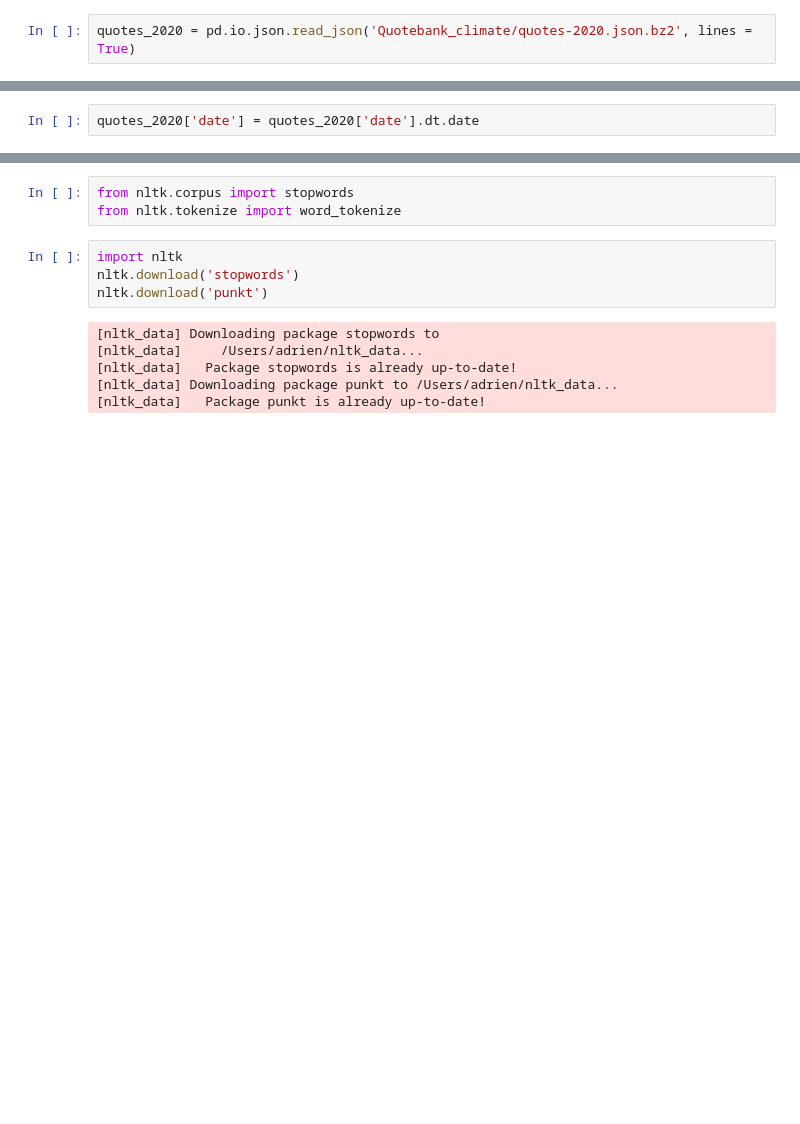
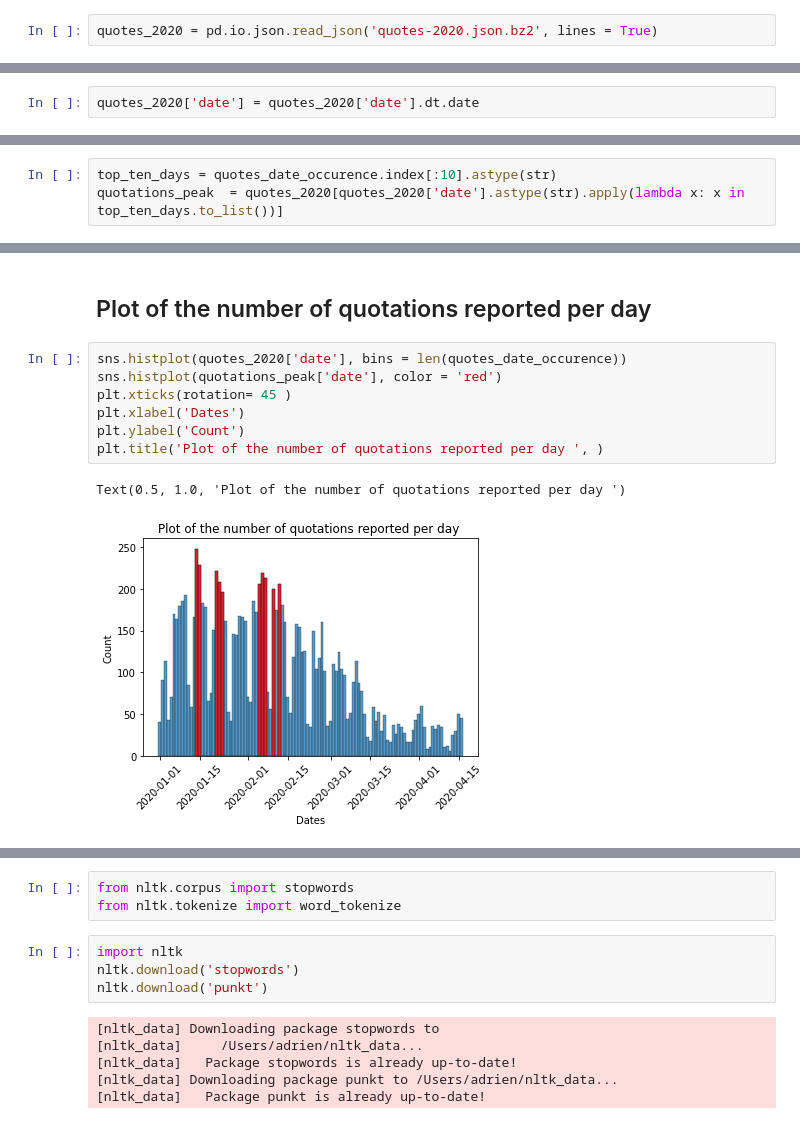
Before and after one commit to epfl-ada/ada-2021-project-flagada, a Jupyter notebook: proof_of_concept.ipynb, the cells around one changed output, grey strips where cells are left out. Cells and saved outputs as stored; diff of their text form; blank space fills up the shorter version.

```diff
--- a/proof_of_concept.ipynb
+++ b/proof_of_concept.ipynb
@@ -9,2 +28,2 @@ import calendar
 # %%
-quotes_2020 = pd.io.json.read_json('Quotebank_climate/quotes-2020.json.bz2', lines = True)
+quotes_2020 = pd.io.json.read_json('quotes-2020.json.bz2', lines = True)
@@ -178,0 +58,3 @@ Requirement already satisfied: click in /Users/adrien/miniconda3/lib/python3.9/s
+# %%
+top_ten_days = quotes_date_occurence.index[:10].astype(str)
+quotations_peak  = quotes_2020[quotes_2020['date'].astype(str).apply(lambda x: x in top_ten_days.to_list())]
@@ -178,0 +76,12 @@ Requirement already satisfied: click in /Users/adrien/miniconda3/lib/python3.9/s
+# %% [markdown]
+## Plot of the number of quotations reported per day
+# %%
+sns.histplot(quotes_2020['date'], bins = len(quotes_date_occurence))
+sns.histplot(quotations_peak['date'], color = 'red')
+plt.xticks(rotation= 45 )
+plt.xlabel('Dates')
+plt.ylabel('Count')
+plt.title('Plot of the number of quotations reported per day ', )
+# %% [output]
+Text(0.5, 1.0, 'Plot of the number of quotations reported per day ')
+[figure, added]
```
Also changed, not shown: parts of 37 cells of this notebook.
